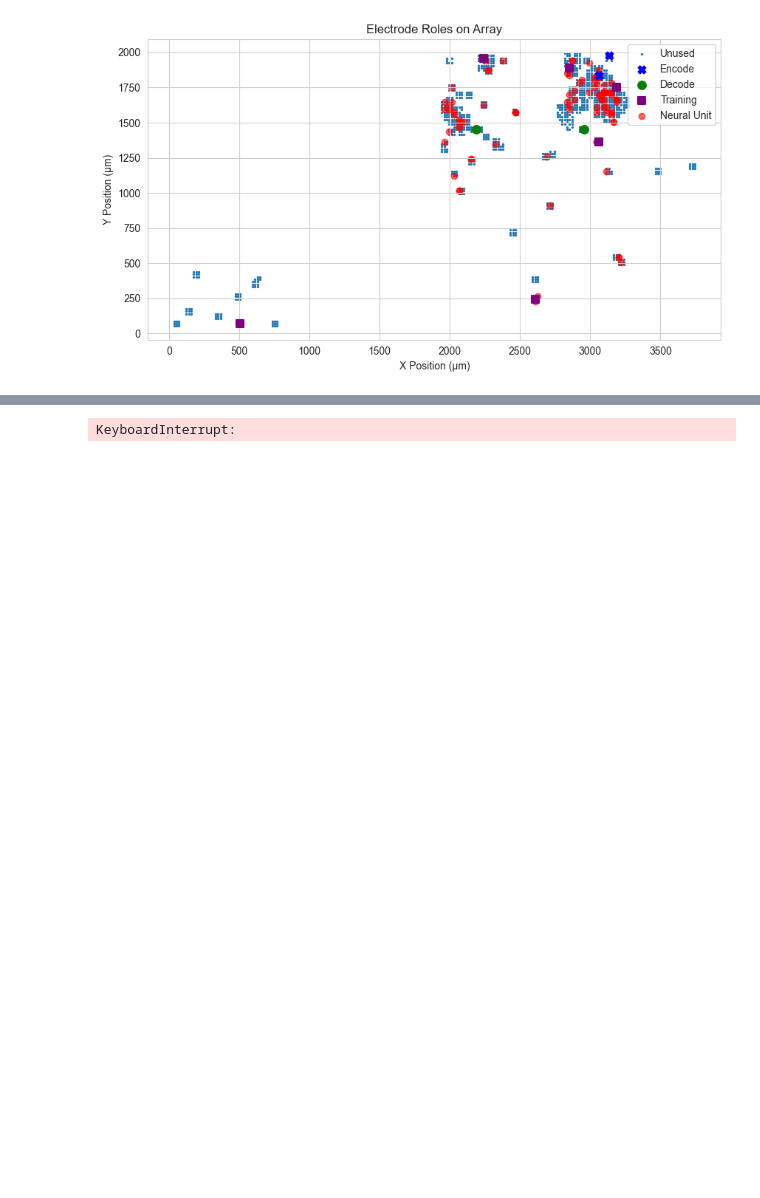
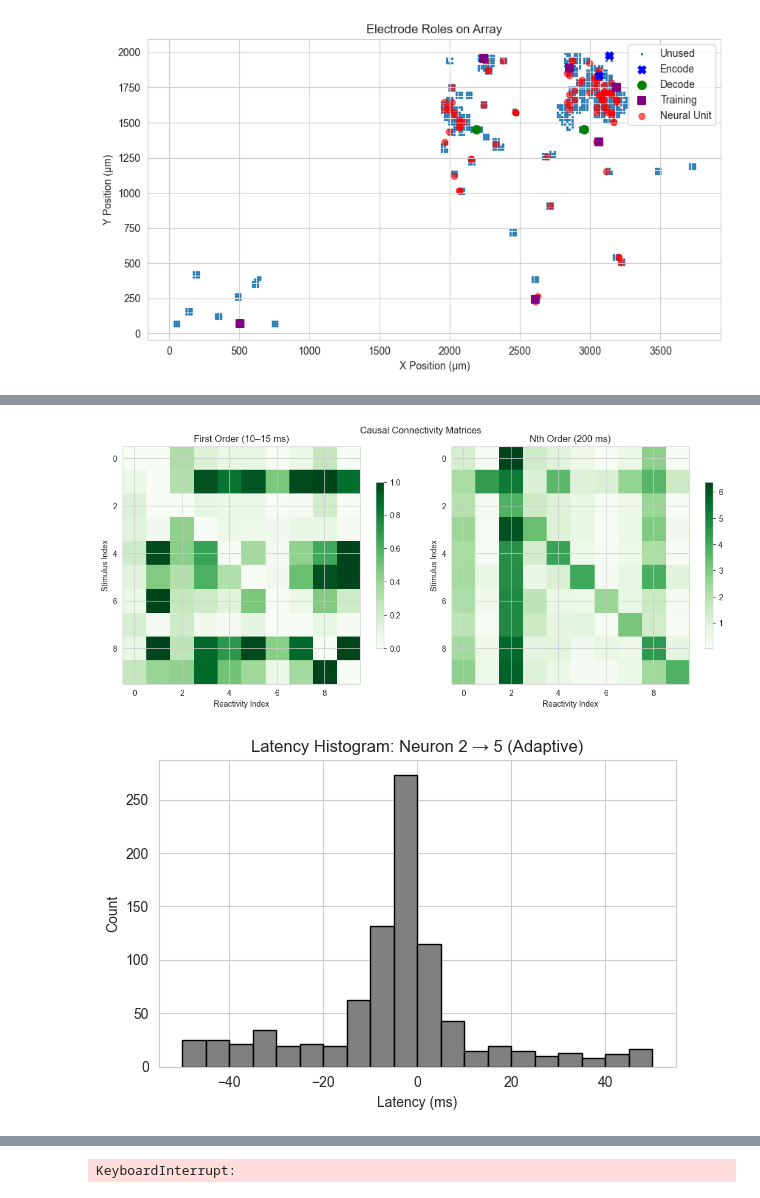
Before and after one commit to JamesVLF/OrganoidLearning, a Jupyter notebook: goatpole.ipynb, the cells around one changed output, grey strips where cells are left out. Saved outputs shown, nothing was run; the diff lists cells and outputs as text; code cells hidden in the pictures; blank space fills up the shorter version.

```diff
--- a/goatpole.ipynb
+++ b/goatpole.ipynb
@@ -366,0 +388,12 @@ ole.show_spatial_connectivity_map(condition="Adaptive", order="multi")
+# %%
+# Show ground truth causal matrix (baseline)
+ole.show_causal_plot()
+
+# Compute latency histograms
+ole.compute_latency_histograms(window_ms=50, bin_size=5)
+
+# View latency histogram for a specific pair
+ole.show_latency_histogram_for_pair(condition="Adaptive", i=2, j=5)
+# %% [output]
+[figure, added]
+[figure, added]
```
Also changed, not shown: parts of 7 cells of this notebook, 5 other files.
